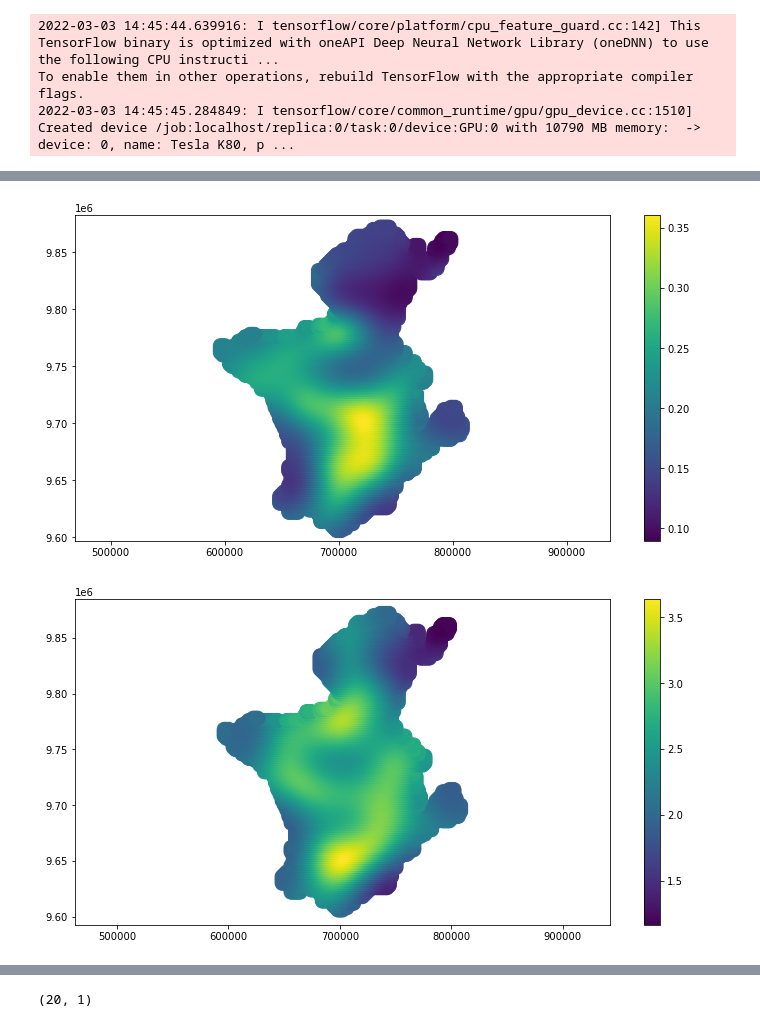
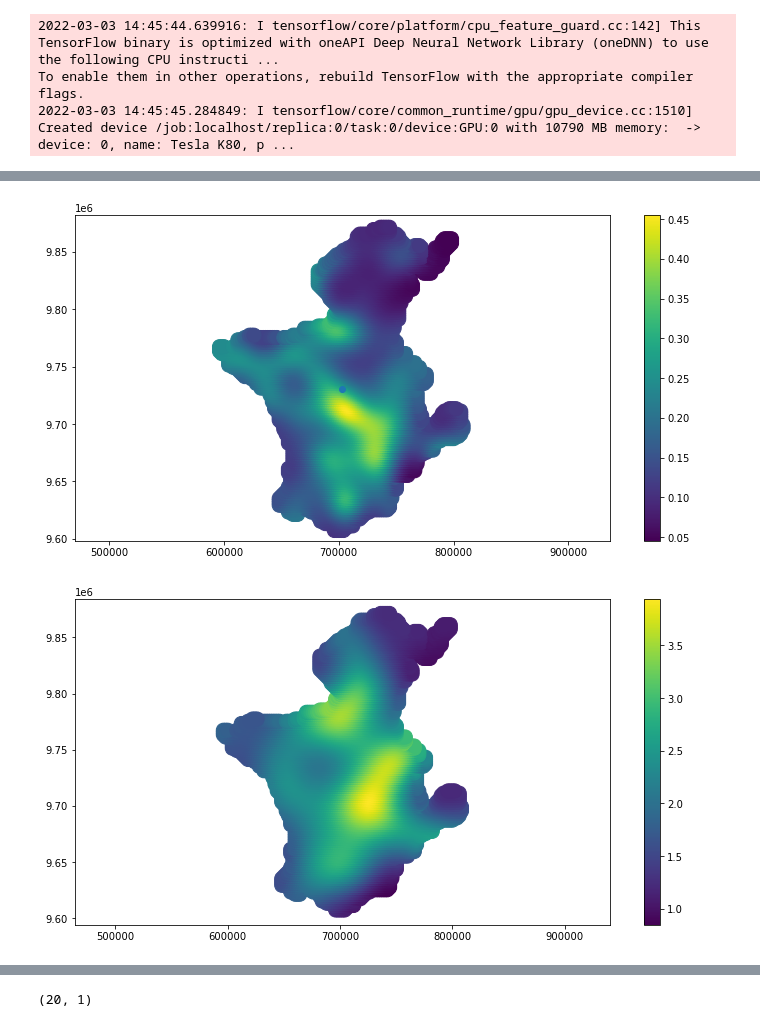
Before and after one commit to ctorney/gp-move-spatial-vi, a Jupyter notebook: serengeti_inference/inference-predictors.ipynb, the cells around one changed output, grey strips where cells are left out. Drawn from its saved outputs; the diff is of its cells as text; code cells hidden in the pictures.

```diff
--- a/serengeti_inference/inference-predictors.ipynb
+++ b/serengeti_inference/inference-predictors.ipynb
@@ -172,15 +174,15 @@ df
 # %%
 # add distance to seronera as excluded from village dist metric
-#df['Seronera'] = (((df['x'].values-702639.765)**2+(df['y'].values-9730629.191)**2)**0.5)/1000
+df['Seronera'] = (((df['x'].values-702639.765)**2+(df['y'].values-9730629.191)**2)**0.5)/1000
 #df['Naabi'] = (((df['x'].values-721909.102)**2+(df['y'].values-9686563.760)**2)**0.5)/1000
 # %%
 #predictor = np.min(df['Village_Dist'].values[...,None]/1000,df['Rangerpost_Dist'].values[...,None]/1000)
-df['Village_Dist2'] = df['Village_Dist']/1000
+#df['Village_Dist2'] = df['Village_Dist']/1000
 #min(df['Village_Dist'],df['Rangerpost_Dist'])
 
 #predictor = df[['Rangerpost_Dist','Rangerpost_Dist']].min(axis=1).values[...,None]
 #predictor = df[['Rangerpost_Dist','Village_Dist2','Seronera','Naabi']].min(axis=1).values[...,None]
-predictor = df[['Nitrogen','Village_Dist2']].values#[...,None]
+predictor = df[['Nitrogen','Village_Dist','NDVI','D_drainage']].values#[...,None]
 predictor = (predictor - predictor.mean(axis=0))
 
 num_covar = predictor.shape[-1]
@@ -255,7 +257,7 @@ plt.show()
 # %%
 # create the dataset
 
-BATCH_SIZE=8
+BATCH_SIZE=4
 SEG_LENGTH=500
 
 allT = []
@@ -370,8 +418,10 @@ from nsgp_vi_covar import nsgpVI
 kernel_len_a = tfp.util.TransformedVariable(1,tfb.Softplus(), dtype=tf.float64, name='k_len_a',trainable=1)
 kernel_amp_a = tfp.util.TransformedVariable(1,tfb.Softplus(), dtype=tf.float64, name='k_amp_a',trainable=1)
 
-kernel_amp_l = tfp.util.TransformedVariable(20.0,tfb.Chain([tfb.Shift(np.float64(5.05)),tfb.Softplus()]), dtype=tf.float64, name='k_amp_l',trainable=1)
-kernel_len_l = tfp.util.TransformedVariable(20.0,tfb.Chain([tfb.Shift(np.float64(5.05)),tfb.Softplus()]), dtype=tf.float64, name='k_len_l',trainable=1)
+# kernel_amp_l = tfp.util.TransformedVariable(20.0,tfb.Chain([tfb.Shift(np.float64(5.05)),tfb.Softplus()]), dtype=tf.float64, name='k_amp_l',trainable=1)
+# kernel_len_l = tfp.util.TransformedVariable(20.0,tfb.Chain([tfb.Shift(np.float64(5.05)),tfb.Softplus()]), dtype=tf.float64, name='k_len_l',trainable=1)
+kernel_amp_l = tfp.util.TransformedVariable(15.0,tfb.Chain([tfb.Scale(np.float64(10.0)),tfb.Shift(np.float64(1.)),tfb.Softplus()]), dtype=tf.float64, name='k_amp_l',trainable=1)
+kernel_len_l = tfp.util.TransformedVariable(15.0,tfb.Chain([tfb.Scale(np.float64(10.0)),tfb.Shift(np.float64(1.)),tfb.Softplus()]), dtype=tf.float64, name='k_len_l',trainable=1)
 
 #kernels on the lower layer
 kernel_len = tfk.ExponentiatedQuadratic(kernel_len_a,kernel_len_l)
@@ -392,7 +442,7 @@ vgp = nsgpVI(kernel_len,kernel_amp,n_inducing_points=num_inducing_points_,
              inducing_index_points=x_grid,dataset=dataset,num_training_points=num_training_points_,
              num_covars = num_covar,prior_beta_len_means=prior_beta_len_means,prior_beta_amp_means=prior_beta_amp_means,
              prior_beta_len_std=prior_beta_len_std,prior_beta_amp_std=prior_beta_amp_std,
-             num_sequential_samples=1,num_parallel_samples=20,init_observation_noise_variance=init_observation_noise_variance,
+             num_sequential_samples=1,num_parallel_samples=32,init_observation_noise_variance=init_observation_noise_variance,
              obs_noise_prior=obs_noise_prior,jitter=1e-6)
 # %%
 locations=d[1]
@@ -488,6 +542,9 @@ plt.axis('equal')
 plt.xlim([1000*(xmin+xmean), 1000*(xmax+xmean)])
 plt.ylim([1000*(ymin+ymean),1000*(ymax+ymean)])
 
+
+#df['Seronera'] = (((df['x'].values-702639.765)**2+(df['y'].values-9730629.191)**2)**0.5)/1000
+plt.plot(702639.765,9730629.191,'o')
 plt.show()
 #plt.scatter((x_grid[:,0]+xmean)*1000,(x_grid[:,1]+ymean)*1000,s=10,c='r')
 #plt.figure(figsize=(20,20))
@@ -505,35 +562,35 @@ plt.axis('equal')
 # dfpark[dfpark.NAME.isin(["Serengeti","Ngorongoro","Masaai Mara Nati","Grumeti","Ikorongo","Maswa"])].boundary.plot(ax=ax,color='black',linewidth=1)#, edgecolor='black')
 
 
 # ax.set_aspect('equal')
 # xarrow, yarrow, arrow_length = 0.075, 0.12, 0.07
 # ax.annotate('N', xy=(xarrow, yarrow), xytext=(xarrow, yarrow-arrow_length),
 #             arrowprops=dict(facecolor='black', width=5, headwidth=15),
 #             ha='center', va='center', fontsize=20,
 #             xycoords=ax.transAxes)
 #for wid in np.unique(ID):
 
 
 
 
     #plt.plot((x+xmean)*1000,(y+ymean)*1000,'.',c='b',alpha=0.01)
 
         #if wid==31:
 #    plt.plot((x[ID==wid]+xmean)*1000,(y[ID==wid]+ymean)*1000,'.',alpha=0.1)#,c='b')
         #else:
         #    plt.plot((x[ID==wid]+xmean)*1000,(y[ID==wid]+ymean)*1000,'.',alpha=0.01,c='r')
 
 #plt.scatter((x_grid[:,0]+xmean)*1000,(x_grid[:,1]+ymean)*1000,s=1,c='r')
 #plt.title(str(wid) + " len: " + str(len(x[ID==wid])))
 #plt.show()
 
 #plt.xlim([1000*(xmin+xmean), 1000*(xmax+xmean)])
 #plt.ylim([1000*(ymin+xmean),1000*(ymax+xmean)])
 
 plt.show()
 # %% [output]
-[figure, old version]
+[figure, new version]
-[figure, old version]
+[figure, new version]
 # %%
 from scipy.stats import norm
 
```
Also changed, not shown: parts of 15 cells of this notebook.
